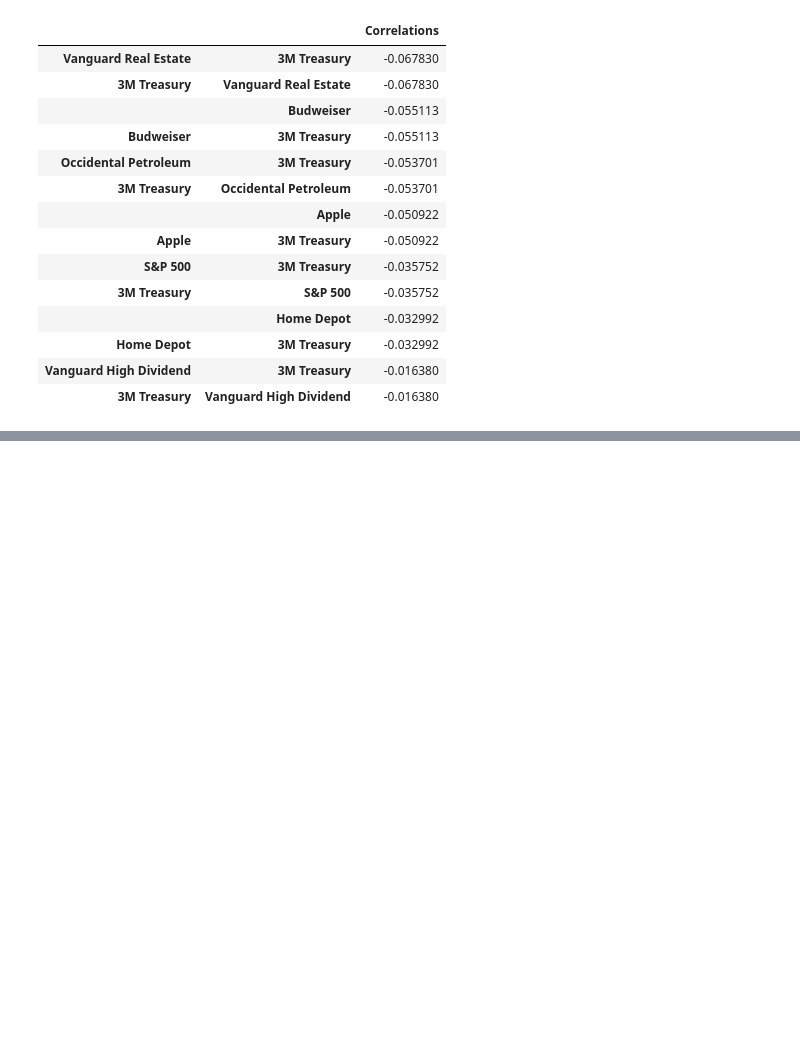
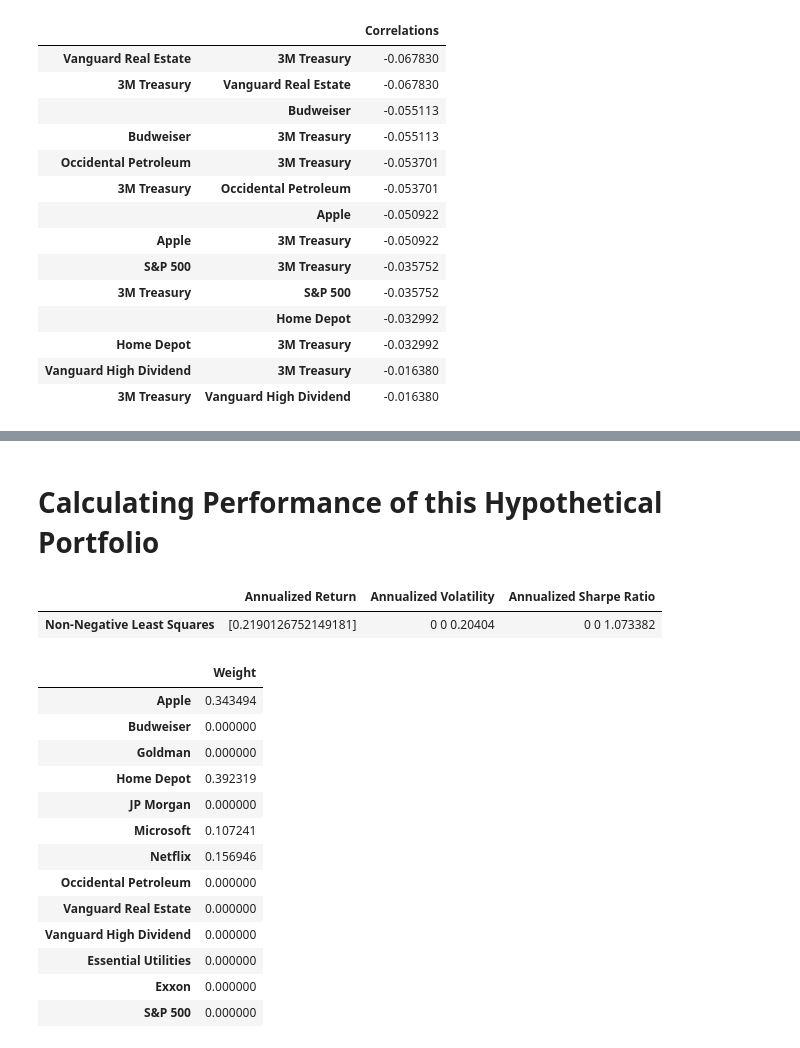
Before and after one commit to dcstein22/economics, a Jupyter notebook: tommy_new_portfolio.ipynb, the cells around one changed output, grey strips where cells are left out. Drawn from its saved outputs; the diff is of its cells as text; code cells hidden in the pictures; blank space fills up the shorter version.

```diff
--- a/tommy_new_portfolio.ipynb
+++ b/tommy_new_portfolio.ipynb
@@ -353,0 +395,2 @@ sorted_corr.nsmallest(len(rets.columns), 'Correlations')
+# %% [markdown]
+# Calculating Performance of this Hypothetical Portfolio
@@ -353,0 +415,22 @@ sorted_corr.nsmallest(len(rets.columns), 'Correlations')
+# %%
+mvo_performance_stats(asset_returns=rets_excess.mean(), cov_matrix=rets_excess.cov(), port_weights=np.array(beta).T ,port_type= "Non-Negative Least Squares", period = 12)
+# %% [output]
+|  | Annualized Return | Annualized Volatility | Annualized Sharpe Ratio |
+| Non-Negative Least Squares | [0.2190126752149181] | 0 0 0.20404 | 0 0 1.073382 |
+# %%
+beta
+# %% [output]
+|  | Weight |
+| Apple | 0.343494 |
+| Budweiser | 0.000000 |
+| Goldman | 0.000000 |
+| Home Depot | 0.392319 |
+| JP Morgan | 0.000000 |
+| Microsoft | 0.107241 |
+| Netflix | 0.156946 |
+| Occidental Petroleum | 0.000000 |
+| Vanguard Real Estate | 0.000000 |
+| Vanguard High Dividend | 0.000000 |
+| Essential Utilities | 0.000000 |
+| Exxon | 0.000000 |
+| S&P 500 | 0.000000 |
```
Also changed, not shown: parts of 22 cells of this notebook.
